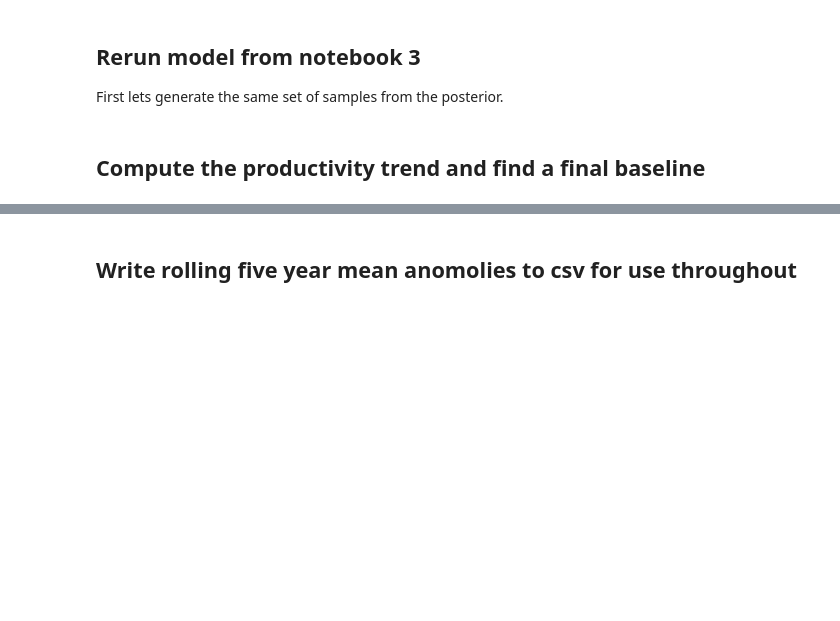
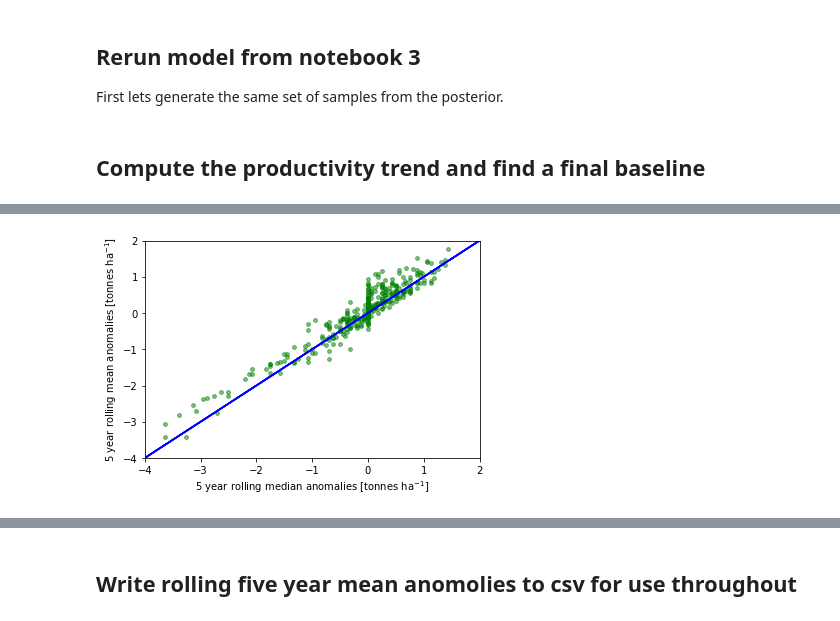
Before and after one commit to AnisaAubin/facynation, a Jupyter notebook: 7_mean_yield_anoms.ipynb, the cells around one changed output, grey strips where cells are left out. Drawn from its saved outputs; the diff is of its cells as text; code cells hidden in the pictures; blank space fills up the shorter version.

Commit message:
New run with mean and fractional anoms

```diff
--- a/7_mean_yield_anoms.ipynb
+++ b/7_mean_yield_anoms.ipynb
@@ -37,6 +37,7 @@ states = ['Indiana', 'Illinois', 'Ohio', 'Nebraska', 'Iowa', 'Minnesota']
 state = 'Nebraska'
 
 years = np.arange(1960, 2008)
+all_years_1960_2014 = np.arange(1960, 2015)
 anoms_by_year = [anoms_for_comp[anoms_for_comp['Region'] == 'Maize_Spring_USA_{}'.format(state)][str(year)].iloc[0]
                  for year in years]
 yields_by_year = [yields_for_comp[yields_for_comp['Region'] == 'Maize_Spring_USA_{}'.format(state)][str(year)].iloc[0]
@@ -55,9 +64,9 @@ print(mv)
 # %%
 for state in states:
     anoms_by_year = [anoms_for_comp[anoms_for_comp['Region'] == 'Maize_Spring_USA_{}'.format(state)][str(year)].iloc[0]
-                 for year in years]
+                 for year in all_years_1960_2014]
     yields_by_year = [yields_for_comp[yields_for_comp['Region'] == 'Maize_Spring_USA_{}'.format(state)][str(year)].iloc[0]
-                 for year in years]
+                 for year in all_years_1960_2014]
     mean_anoms_by_year = moving_mean(yields_by_year)
 # %%
 fig, ax = plt.subplots()
@@ -87,0 +99,29 @@ plt.savefig("./figs/yields_vs_mean_anoms_noline.pdf")
+# %%
+fig, ax = plt.subplots()
+
+
+for state in states:
+    anoms_by_year = [anoms_for_comp[anoms_for_comp['Region'] == 'Maize_Spring_USA_{}'.format(state)][str(year)].iloc[0]
+                 for year in all_years_1960_2014]
+    yields_by_year = [yields_for_comp[yields_for_comp['Region'] == 'Maize_Spring_USA_{}'.format(state)][str(year)].iloc[0]
+                 for year in all_years_1960_2014]
+    mean_anoms_by_year = yields_by_year - moving_mean(yields_by_year)
+
+    plt.scatter(anoms_by_year, mean_anoms_by_year, s = 15.0, alpha=0.5, c ='g')
+    plt.plot([-4, 2], [-4, 2], c ='b')
+    #plt.scatter(years, yields_by_year, s = 15.0, alpha=0.5, c ='r')
+
+#plt.scatter([-1], [0], s = 2.0, c ='r', label = 'actual values')
+#plt.scatter([-1], [0], s = 2.0, c ='b', label = '5 year median anomalies')
+#plt.scatter([-1], [0], s = 2.0, c ='g', label = '5 year mean anomalies')
+
+ax.set_xlabel('5 year rolling median anomalies [tonnes ha$^{-1}$]')
+ax.set_ylabel('5 year rolling mean anomalies [tonnes ha$^{-1}$]')
+ax.set_xlim(-4, 2)
+ax.set_ylim(-4, 2)
+plt.legend()
+
+plt.savefig("./figs/median_vs_mean_anoms_noline.png")
+plt.savefig("./figs/median_vs_mean_anoms_noline.pdf")
+# %% [output]
+[figure, added]
```
Also changed, not shown: parts of 45 cells of this notebook, 3 other files.
